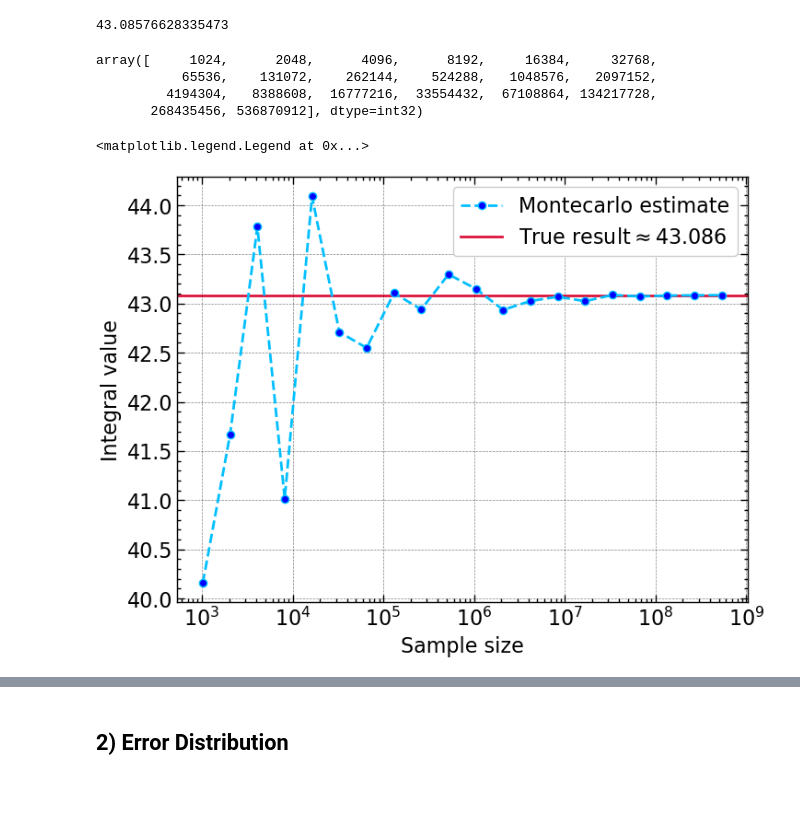
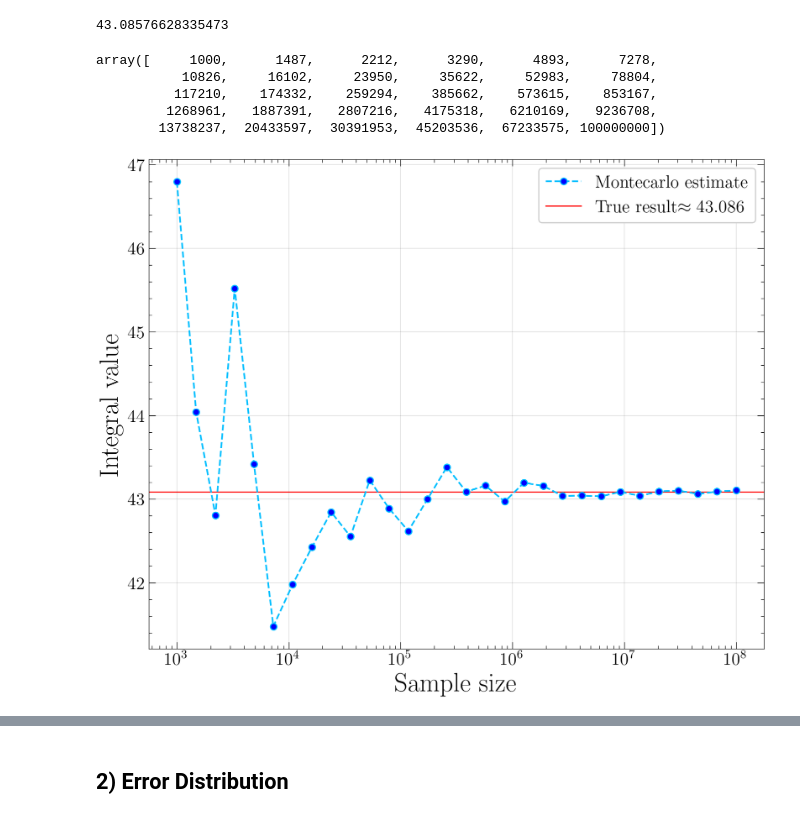
Before and after one commit to M-Bianchi/astrostatistics_bicocca_2024, a Jupyter notebook: working/W03_Montecarlo.ipynb, the cells around one changed output, grey strips where cells are left out. Saved outputs shown, nothing was run; the diff lists cells and outputs as text; code cells hidden in the pictures; blank space fills up the shorter version.

```diff
--- a/working/W03_Montecarlo.ipynb
+++ b/working/W03_Montecarlo.ipynb
@@ -5,8 +5,10 @@ from scipy import stats
 from scipy.optimize import curve_fit
 from tqdm import tqdm
 
-import scienceplots
-plt.style.use(['science', 'notebook', 'grid'])
+%matplotlib inline
+%config InlineBackend.figure_format='retina'
+#!pip install git+https://github.com/M-Bianchi/My_matplotlib_style
+plt.style.use('mystyle')
 # %% [markdown]
 ### 1. A gaussian integral
 
@@ -47,32 +49,31 @@ def f(x):
 def GaussMontecarlo(N, func):
     gaussian = stats.norm(0, sigma)
     sample = np.abs(gaussian.rvs(N))
-    result = np.sum(sample**3)/N
+    result = np.sum(func(sample))/N
     return result
-# %%
-N_array = np.arange(10, 30)
-N_array = 2**N_array
-N_array
-# %% [output]
-array([     1024,      2048,      4096,      8192,     16384,     32768,
-           65536,    131072,    262144,    524288,   1048576,   2097152,
-         4194304,   8388608,  16777216,  33554432,  67108864, 134217728,
-       268435456, 536870912], dtype=int32)
+# %%
+N_array = np.logspace(start=3, stop=8, num=30, dtype=int)
+N_array
+# %% [output]
+array([     1000,      1487,      2212,      3290,      4893,      7278,
+           10826,     16102,     23950,     35622,     52983,     78804,
+          117210,    174332,    259294,    385662,    573615,    853167,
+         1268961,   1887391,   2807216,   4175318,   6210169,   9236708,
+        13738237,  20433597,  30391953,  45203536,  67233575, 100000000])
 # %%
 results = np.zeros(len(N_array))
 errors = np.zeros(len(N_array))
 
-for i in range(len(N_array)):
+for i in tqdm(range(len(N_array))):
     results[i] = GaussMontecarlo(N_array[i], f)
     errors[i] = np.abs(results[i] - true_result)
 # %%
 plt.plot(N_array, results, linestyle='--', color='deepskyblue', marker='o', markerfacecolor='blue', label='Montecarlo estimate')
-plt.axhline(y=true_result, color='crimson', label=f'True result$\\approx{true_result:.3f}$', zorder=0)
+plt.axhline(y=true_result, c='red', lw=1, label=f'True result$\\approx{true_result:.3f}$', zorder=0)
 plt.xscale('log')
 plt.xlabel('Sample size')
 plt.ylabel('Integral value')
-plt.legend()
+plt.legend();
 # %% [output]
-<matplotlib.legend.Legend at 0x...>
-[figure, old version]
+[figure, new version]
 # %%
```
Also changed, not shown: parts of 4 cells of this notebook, 6 other files.
